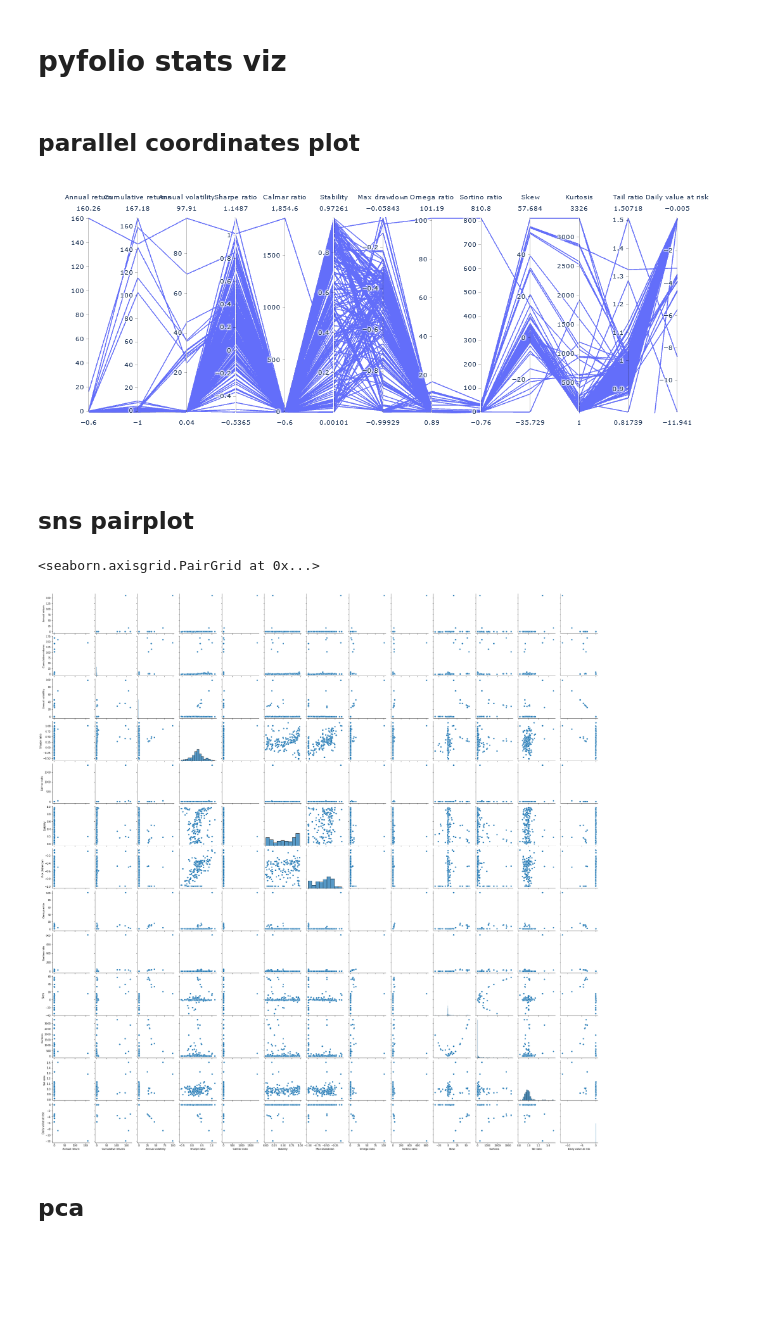
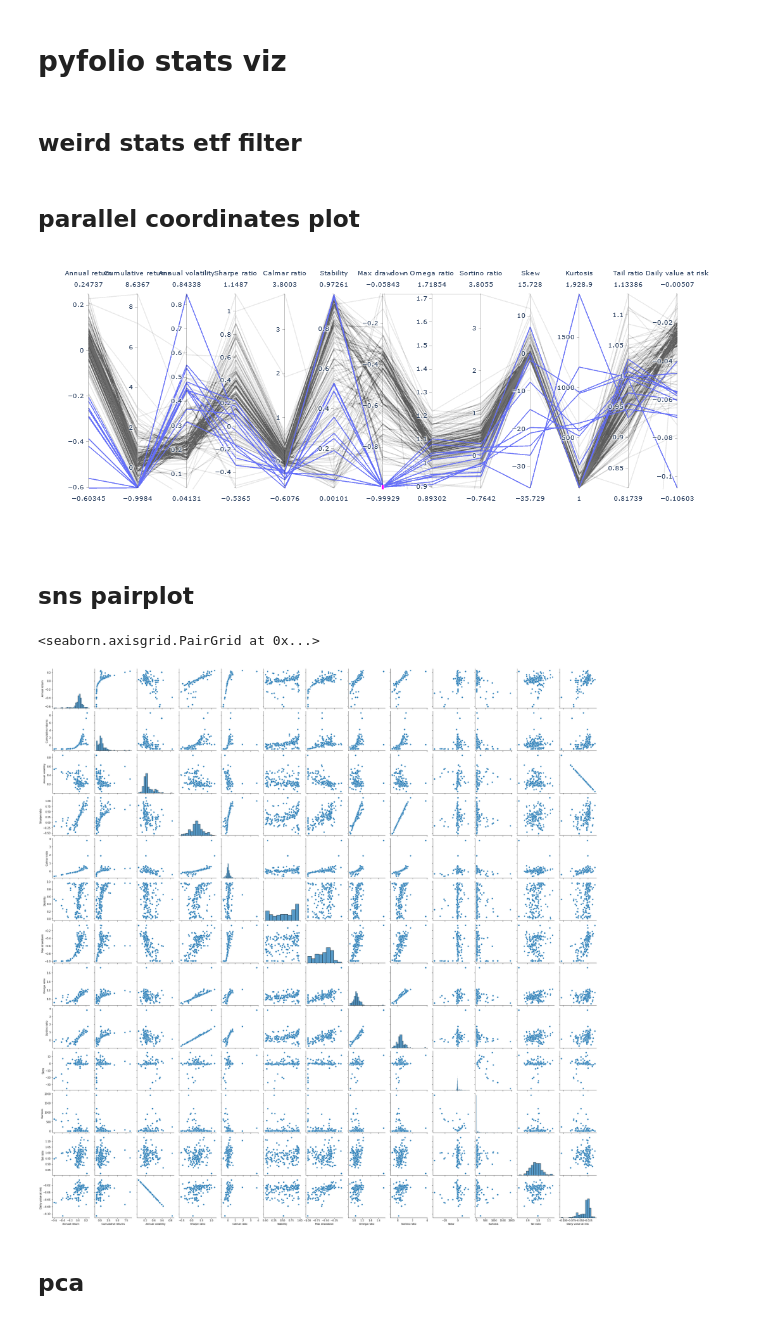
Before and after one commit to jklen/fin, a Jupyter notebook: etfs_admiral.ipynb, the cells around one changed output. Drawn from its saved outputs; the diff is of its cells as text; code cells hidden in the pictures; blank space fills up the shorter version.

```diff
--- a/etfs_admiral.ipynb
+++ b/etfs_admiral.ipynb
@@ -126,21 +126,28 @@ with pd.option_context('display.max_rows', None, 'display.max_columns', None):
 | CST.PA | 0.181760 | 0.440740 | 0.257238 | 0.778524 | 0.433735 | 0.209465 | ... |
 # %% [markdown]
 # pyfolio stats viz
+# %% [markdown]
+## weird stats etf filter
+# %%
+weird = df_admiral_stats.loc[(df_admiral_stats['Annual return'] > 15) | (df_admiral_stats['Annual volatility'] > 10),:]
+# %%
+weird_etf = list(weird.index)
+df_admiral_stats_f = df_admiral_stats.loc[~df_admiral_stats.index.isin(weird_etf)]
 # %% [markdown]
 ## parallel coordinates plot
 # %%
-fig = px.parallel_coordinates(df_admiral_stats)
+fig = px.parallel_coordinates(df_admiral_stats_f)
 
 fig.show()
 # %% [output]
-[figure, old version]
+[figure, new version]
 # %% [markdown]
 ## sns pairplot
 # %%
-sns.pairplot(df_admiral_stats)
+sns.pairplot(df_admiral_stats_f)
 # %% [output]
 <seaborn.axisgrid.PairGrid at 0x...>
-[figure, old version]
+[figure, new version]
 # %% [markdown]
 ## pca
 # %%
```
Also changed, not shown: parts of 5 cells of this notebook, 1 other file.
